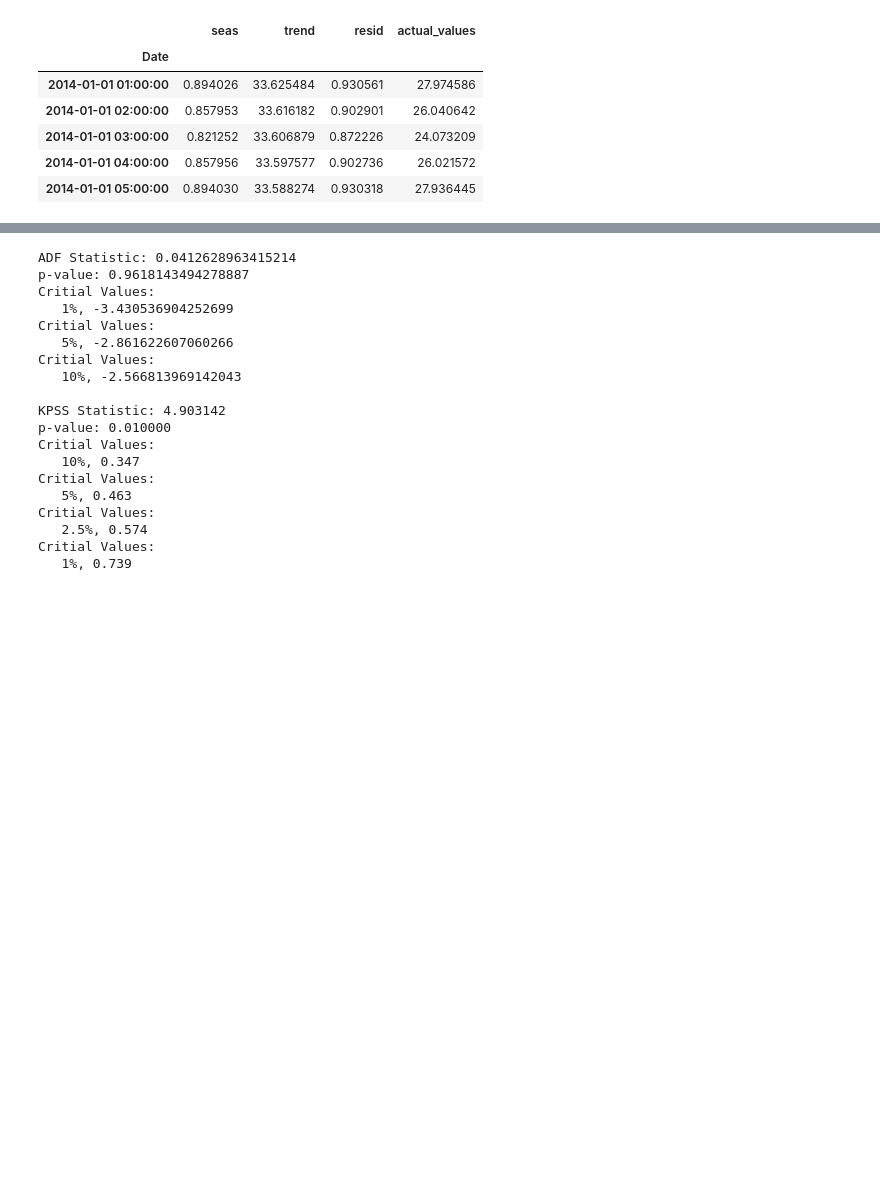
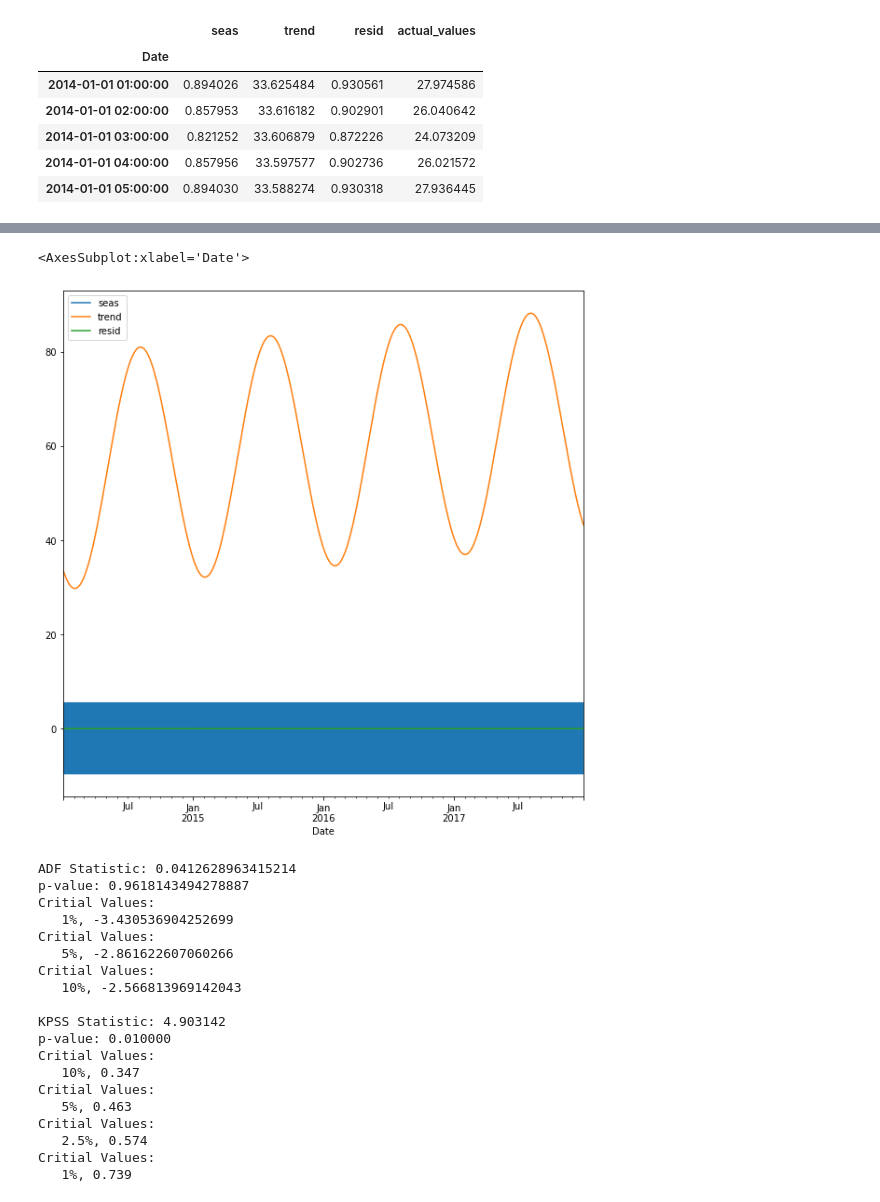
Before and after one commit to ejw-data/ml-playground, a Jupyter notebook: time_series_test.ipynb, the cells around one changed output, grey strips where cells are left out. Drawn from its saved outputs; the diff is of its cells as text; code cells hidden in the pictures; blank space fills up the shorter version.

```diff
--- a/time_series_test.ipynb
+++ b/time_series_test.ipynb
@@ -134,3 +179,8 @@ df_reconstructed.head()
+# %%
+df_reconstructed2.iloc[:,0:3].plot()
+# %% [output]
+<AxesSubplot:xlabel='Date'>
+[figure, added]
 # %%
 from statsmodels.tsa.stattools import adfuller, kpss
 
```
Also changed, not shown: parts of 8 cells of this notebook.
